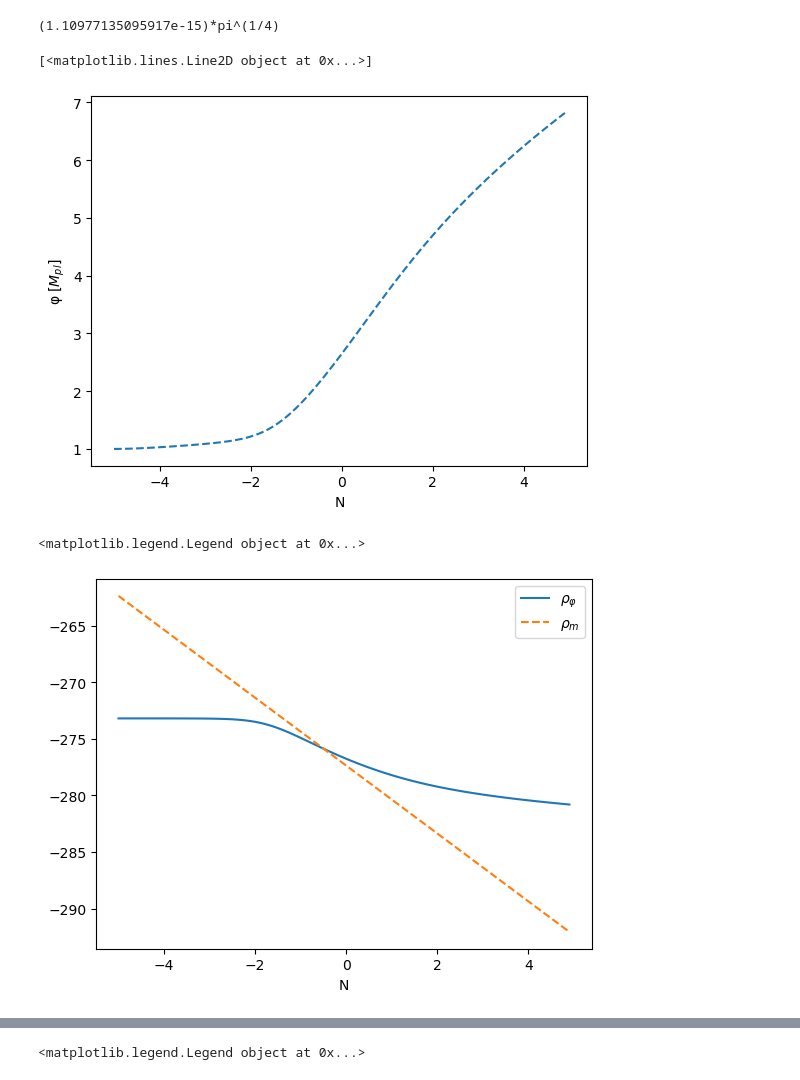
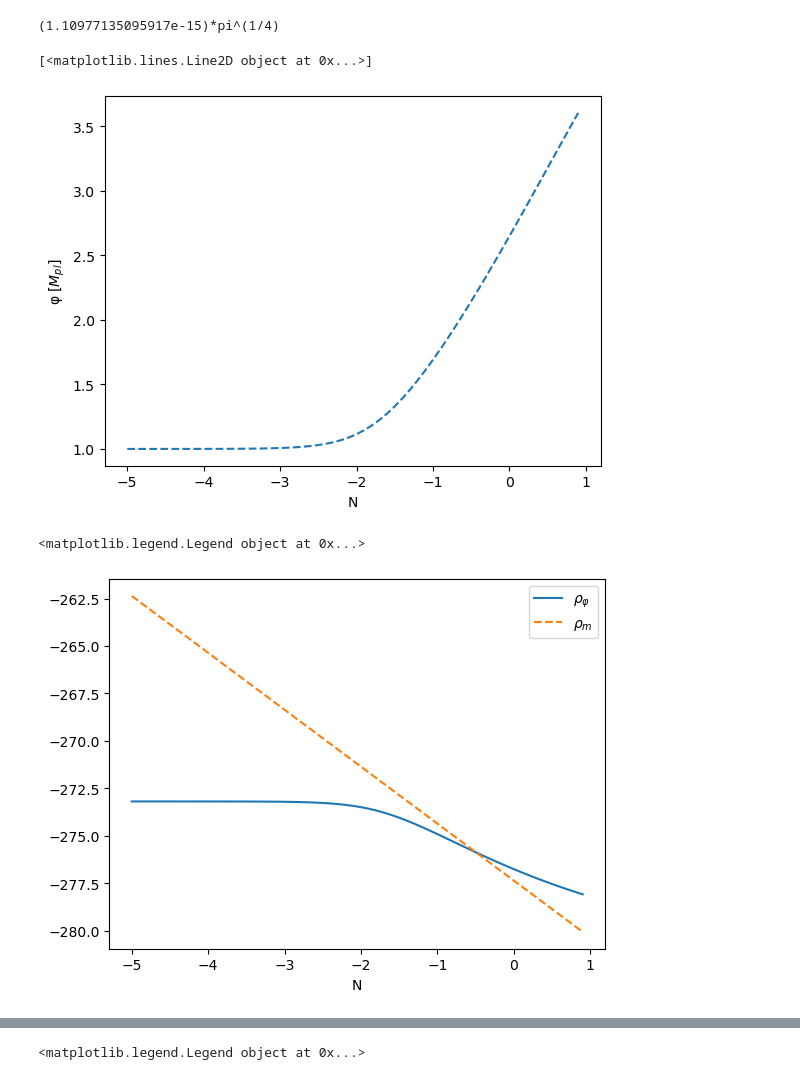
Before and after one commit to JOEngland86/4th-year-project, a Jupyter notebook: notebooks/Final Version of code/Coupled Steinhardt S2 - Different β.ipynb, the cells around one changed output, grey strips where cells are left out. Saved outputs shown, nothing was run; the diff lists cells and outputs as text; code cells hidden in the pictures.

Commit message:
plots

```diff
--- a/notebooks/Final Version of code/Coupled Steinhardt S2 - Different β.ipynb
+++ b/notebooks/Final Version of code/Coupled Steinhardt S2 - Different β.ipynb
@@ -32,7 +32,8 @@ h = 0.7
 ohm_m = 0.31
 Ho = 2.1332e-42*h*4.10677e-19 # Hubble constant in reduced plank mass units
 rho_c0 = (3*Ho**2/(k**2)) # current critical energy density
-M_val = ((rho_c0*(8*pi)^(alp/2))^(1/(alp+4)))*.65
+A = 0.65
+M_val = ((rho_c0*(8*pi)^(alp/2))^(1/(alp+4)))*A
 gam = 1
 beta = 0
 Ni = 0
@@ -56,20 +57,20 @@ def CoupledSteinhardt(X,N):
     return [x1prime,x2prime]
 # %%
 # Test when φ = 1 and φ' = 0
-Nrange = np.arange(-5,5,.1) # N values
+Nrange = np.arange(-5,1,.1) # N values
 Ni = 0
 
 sol = odeint(CoupledSteinhardt,[1,0],t=Nrange)
 phi_sol = sol[:,0]
 phi_prime = sol[:,1]
 
 z_values = exp(-Nrange) # N = -ln(z+1)
 plt.xlabel("N")
 plt.ylabel(r"φ $[M_{pl}]$")
 plt.plot(Nrange,phi_sol,'--')
 # %% [output]
 [<matplotlib.lines.Line2D object at 0x...>]
-[figure, old version]
+[figure, new version]
 # %%
 # Function to determine other cosmological parameters using numerical values of φ and φ'
 def other_parameters(fi,dfi,N):
@@ -117,7 +118,7 @@ plt.legend()
 #plt.savefig(r"log of $ρ_φ$ and $ρ_m$ for Q = {}.png".format(np.round(Q,3)))
 # %% [output]
 <matplotlib.legend.Legend object at 0x...>
-[figure, old version]
+[figure, new version]
 # %%
 # Plots of φ,φ',ωφ,ρφ,Ωφ vs z+1
 
```
Also changed, not shown: parts of 1 cell of this notebook, 10 other files.
